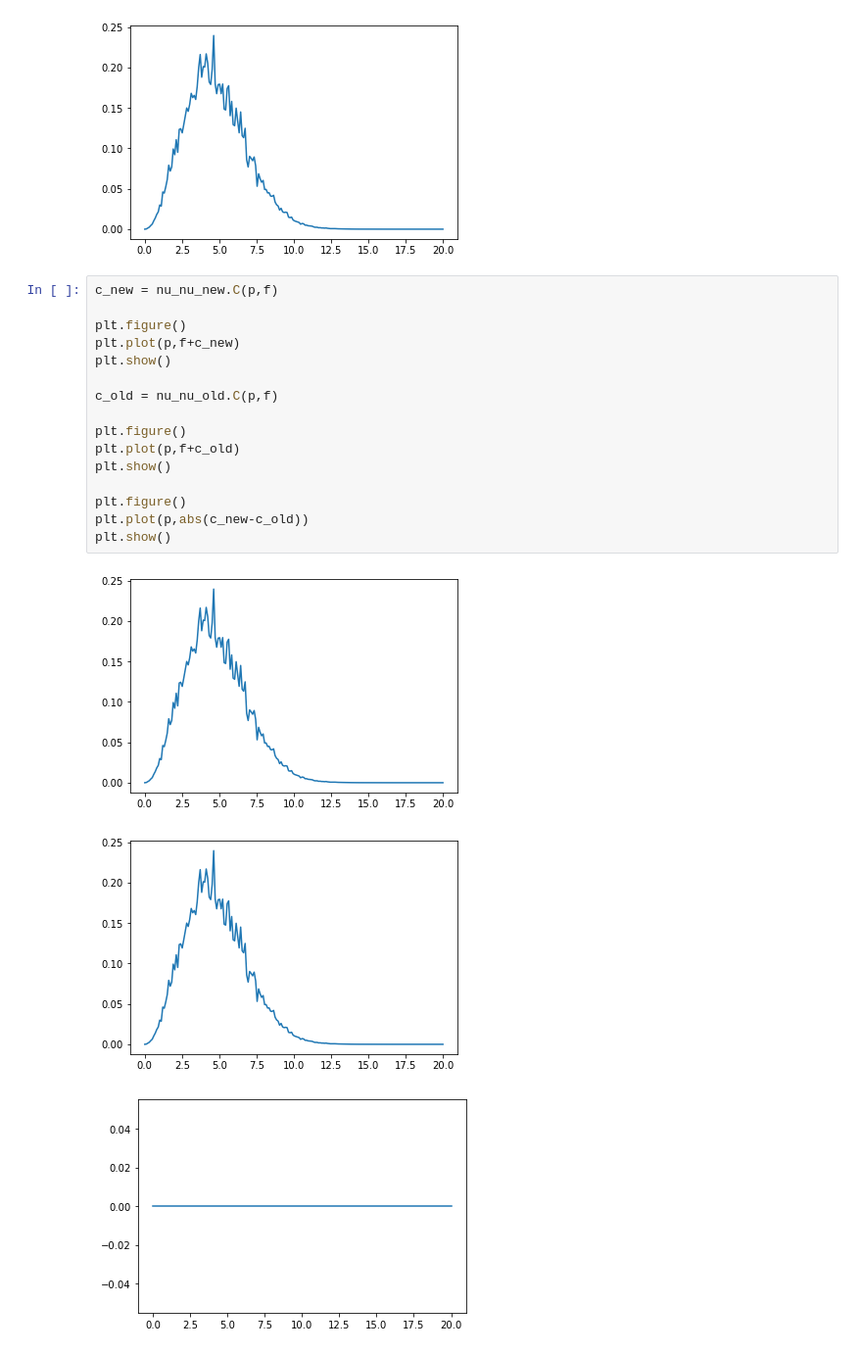
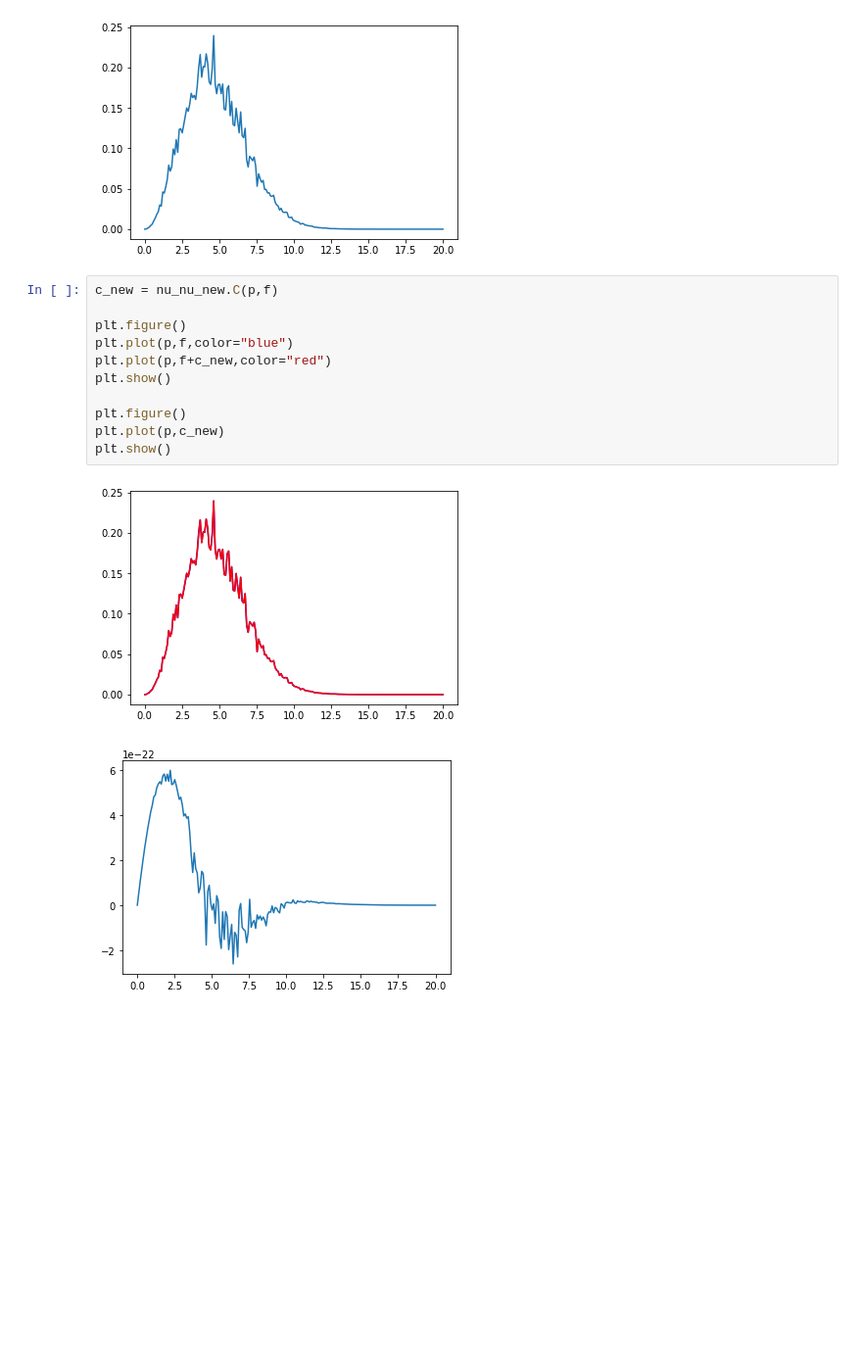
Before and after one commit to hannahrasmussen/nu_nu_coll, a Jupyter notebook: README.ipynb, the cells around one changed output. Shown: that part at 98% size. Saved outputs shown, nothing was run; the diff lists cells and outputs as text; blank space fills up the shorter version.

```diff
--- a/README.ipynb
+++ b/README.ipynb
@@ -319,20 +319,14 @@ plt.show()
 # %%
 c_new = nu_nu_new.C(p,f)
 
 plt.figure()
-plt.plot(p,f+c_new)
-plt.show()
-
-c_old = nu_nu_old.C(p,f)
-
-plt.figure()
-plt.plot(p,f+c_old)
+plt.plot(p,f,color="blue")
+plt.plot(p,f+c_new,color="red")
 plt.show()
 
 plt.figure()
-plt.plot(p,abs(c_new-c_old))
+plt.plot(p,c_new)
 plt.show()
 # %% [output]
-[figure, old version]
+[figure, new version]
-[figure, old version]
+[figure, new version]
-[figure, removed]
```
Also changed, not shown: 1 other file.
